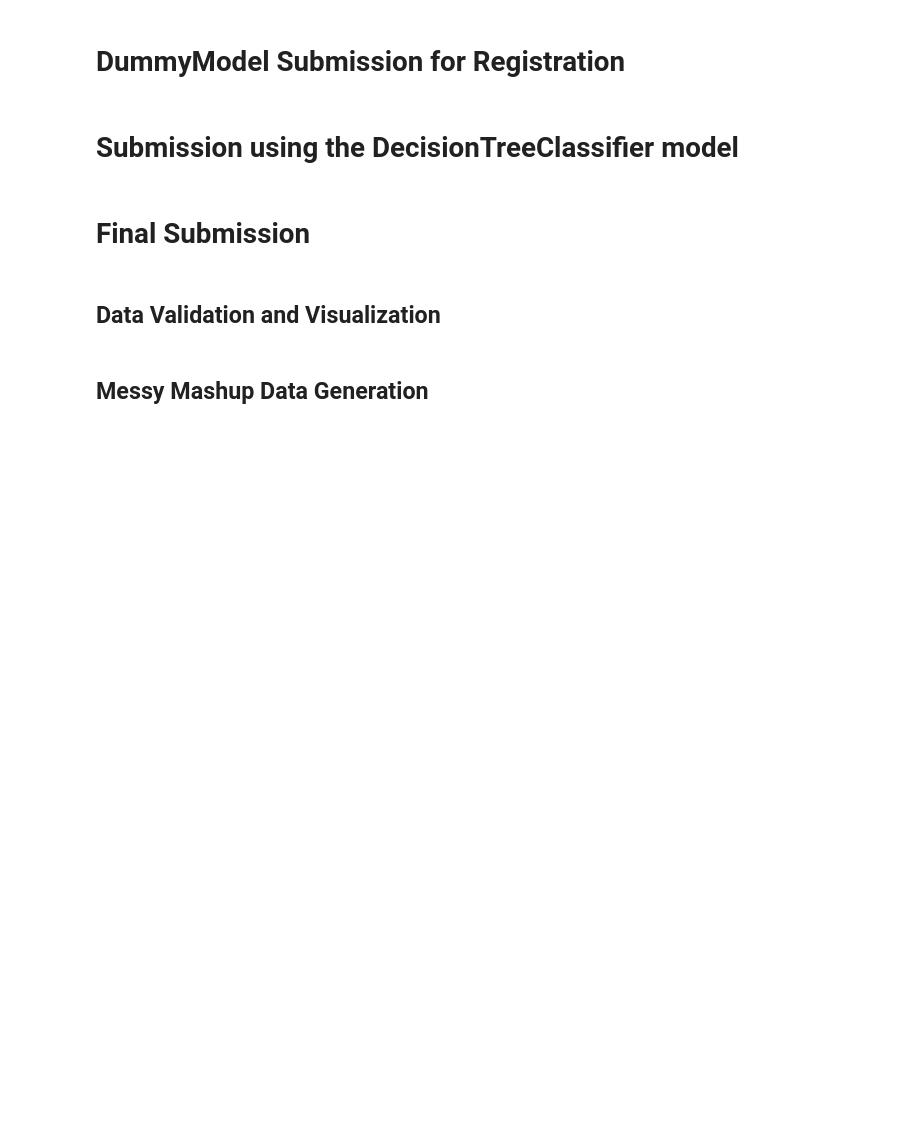
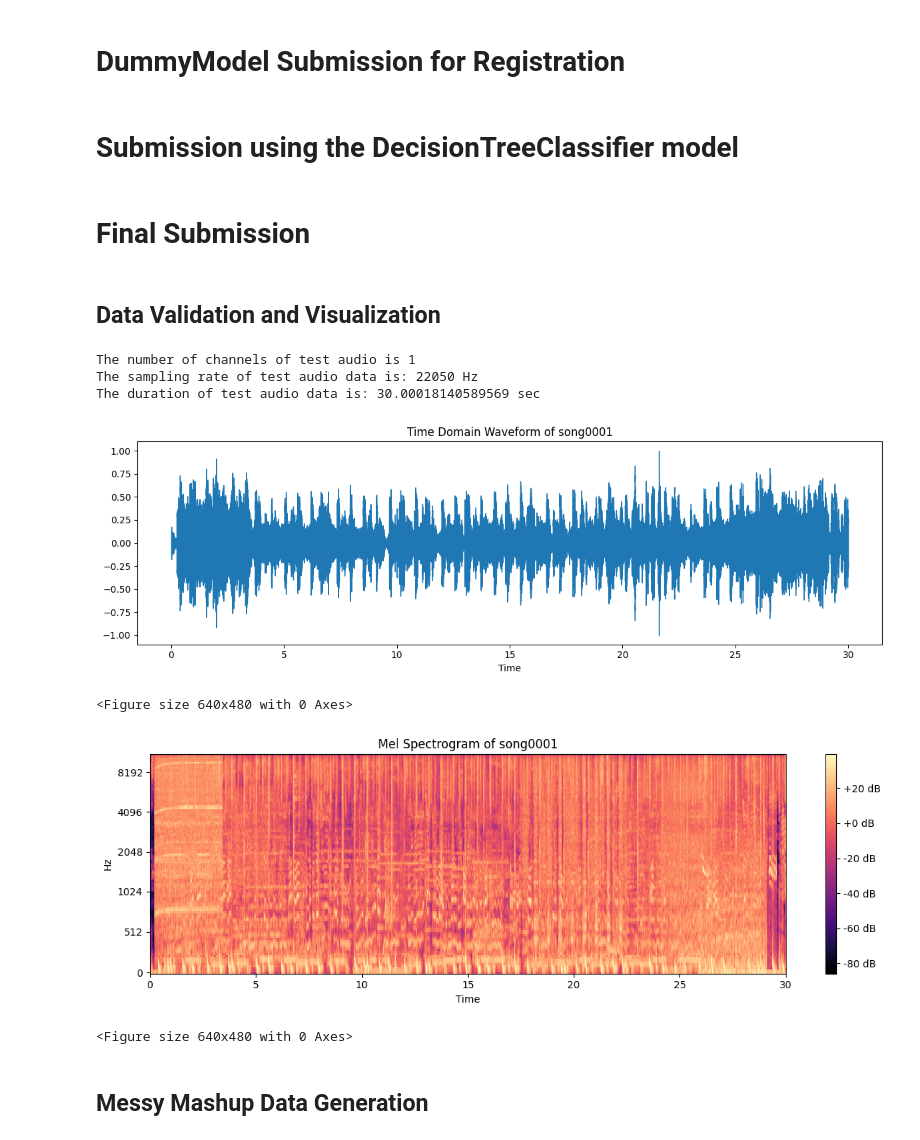
Before and after one commit to 21f2000660/dl-gen-ai-project-26-t1, a Jupyter notebook: notebooks/dl-21f2000660-notebook-t12026.ipynb, the cells around one changed output. Saved outputs shown, nothing was run; the diff lists cells and outputs as text; code cells hidden in the pictures; blank space fills up the shorter version.

```diff
--- a/notebooks/dl-21f2000660-notebook-t12026.ipynb
+++ b/notebooks/dl-21f2000660-notebook-t12026.ipynb
@@ -975,3 +990,6 @@ TEST_CSV = os.path.join(INPUT_BASE, 'test.csv')
 TEST_AUDIO_DIR = os.path.join(INPUT_BASE, 'mashups')
 SYNTHETIC_TRAIN_DIR = os.path.join(WORKING_BASE, 'synthetic_mashups/train')
 SYNTHETIC_VAL_DIR = os.path.join(WORKING_BASE, 'synthetic_mashups/val')
+
+PLOTS_PATH = os.path.join(WORKING_BASE, 'plots')
+os.makedirs(PLOTS_PATH, exist_ok=True)
@@ -1043,0 +1010,26 @@ def visualize_spectrogram(audio_tensor, title="Mel Spectrogram"):
+# %%
+def plot_waveform(audio_tensor, sr, name):
+    plt.figure(figsize=(12, 4))
+    librosa.display.waveshow(audio_tensor.numpy(), sr=sr)
+    plt.title("Time Domain Waveform of " + name)
+    plt.tight_layout()
+    plt.show()
+    file_name="waveform_"+name+".png"
+    plt.savefig(os.path.join(PLOTS_PATH,file_name))
+
+def plot_spectrogram(audio_tensor, sr, name):
+    if audio_tensor.shape[0] > 1:
+        audio_tensor = audio_tensor.mean(dim=0, keepdim=True)
+
+    mel_transform = T.MelSpectrogram(sample_rate=sr, n_fft=1024, hop_length=512, n_mels=128)
+    to_db = T.AmplitudeToDB()
+    mel_spec_db = to_db(mel_transform(audio_tensor)).squeeze().numpy()
+
+    plt.figure(figsize=(12, 4))
+    librosa.display.specshow(mel_spec_db, sr=sr, hop_length=512, x_axis='time', y_axis='mel', cmap='magma')
+    plt.colorbar(format="%+2.f dB")
+    plt.title("Mel Spectrogram of " + name)
+    plt.tight_layout()
+    plt.show()
+    file_name="melspectrogram_"+name+".png"
+    plt.savefig(os.path.join(PLOTS_PATH,file_name))
@@ -1043,0 +1050,17 @@ def visualize_spectrogram(audio_tensor, title="Mel Spectrogram"):
+# %%
+song_path = '/kaggle/input/jan-2026-dl-gen-ai-project/messy_mashup/mashups/song0001.wav'
+y, sr = torchaudio.load(song_path)
+dur = librosa.get_duration(y=y, sr=sr)
+print(f"The number of channels of test audio is {y.shape[0]}")
+print(f"The sampling rate of test audio data is: {sr} Hz")
+print(f"The duration of test audio data is: {dur} sec")
+plot_waveform(y,sr,'song0001')
+plot_spectrogram(y,sr,'song0001')
+# %% [output]
+The number of channels of test audio is 1
+The sampling rate of test audio data is: 22050 Hz
+The duration of test audio data is: 30.00018140589569 sec
+[figure, added]
+<Figure size 640x480 with 0 Axes>
+[figure, added]
+<Figure size 640x480 with 0 Axes>
```
Also changed, not shown: parts of 22 cells of this notebook.
